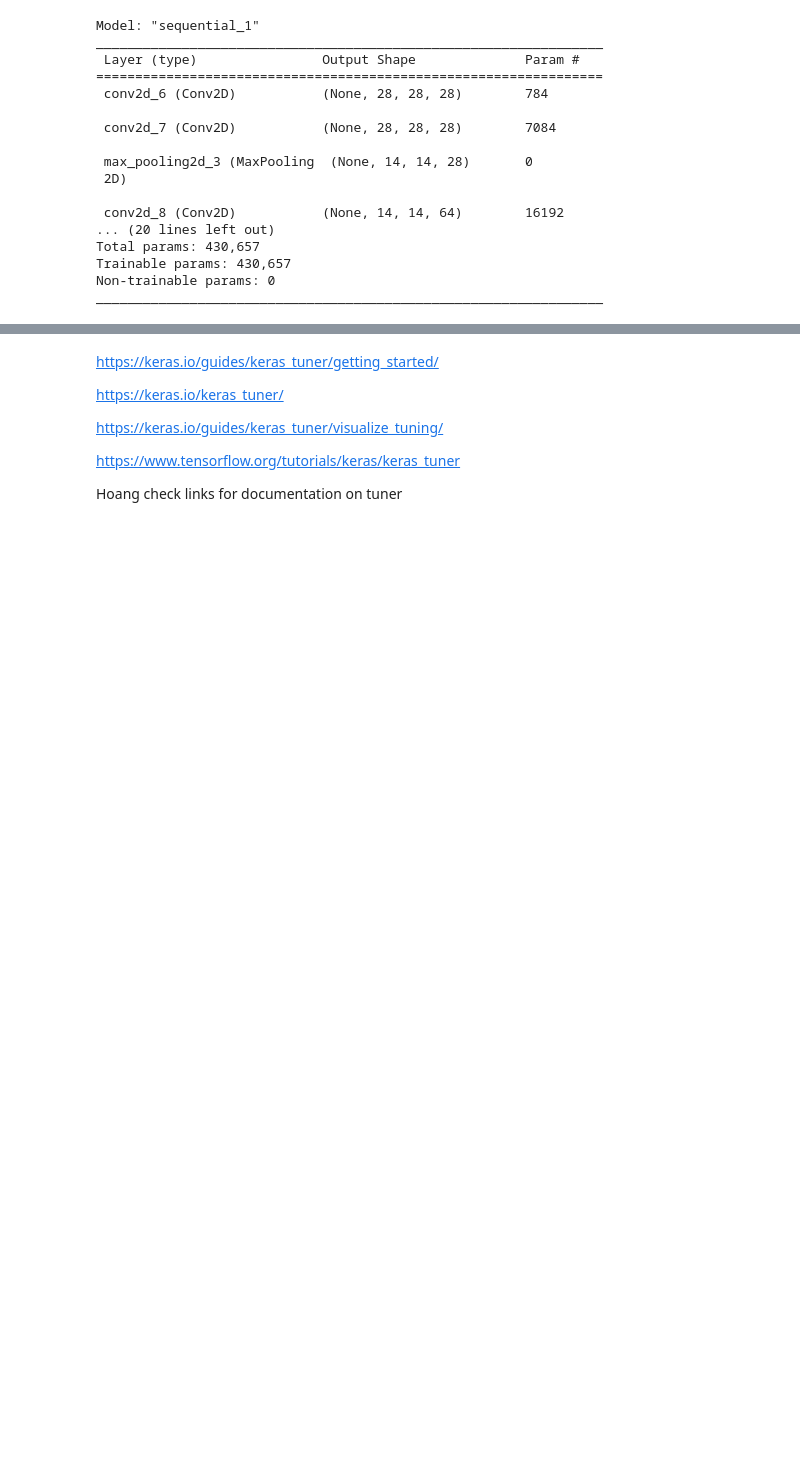
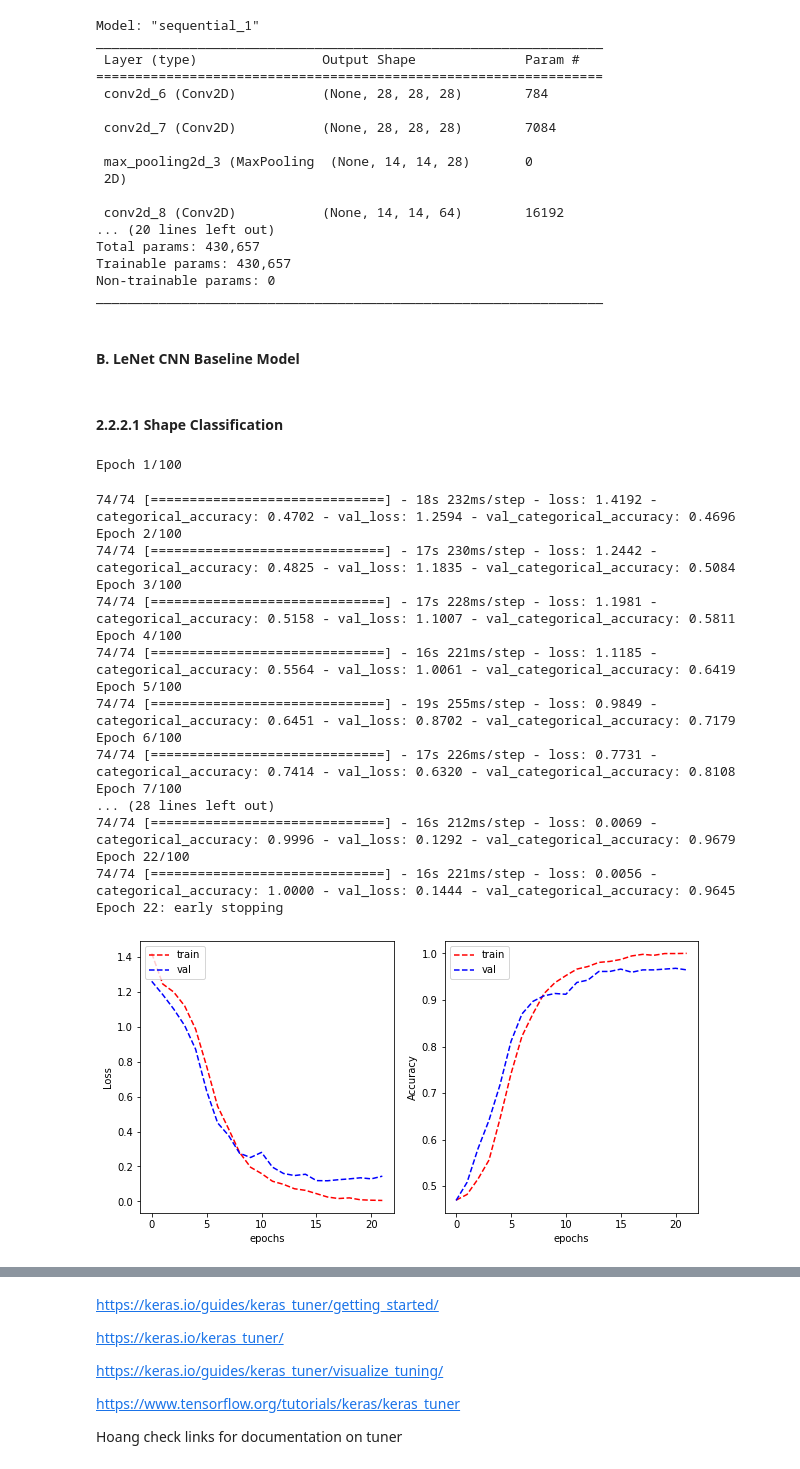
Before and after one commit to mhngu23/Traffic-Sign-Image-Recognition-by-RMIT, a Jupyter notebook: Traffic_Sign_Image_Recognition.ipynb, the cells around one changed output, grey strips where cells are left out. Drawn from its saved outputs; the diff is of its cells as text; code cells hidden in the pictures; blank space fills up the shorter version.

```diff
--- a/Traffic_Sign_Image_Recognition.ipynb
+++ b/Traffic_Sign_Image_Recognition.ipynb
@@ -329,16 +352,6 @@ def build_model(hp):
 build_model(kt.HyperParameters())
 # %% [output]
 <keras.engine.sequential.Sequential at 0x...>
-# %%
-tuner = kt.BayesianOptimization(
-    hypermodel = build_model,
-    objective = "val_categorical_accuracy",
-    max_trials = 3,
-    executions_per_trial = 2,
-    overwrite = True,
-    directory = "my_dir",
-    project_name = "helloworld",
-)
 # %%
 tuner.search_space_summary()
 # %% [output]
@@ -412,0 +414,4 @@ Reusing TensorBoard on port 6006 (pid 2600), started 1:16:12 ago. (Use '!kill 26
+# %%
+# Retrain the model with the best epoch
+shape_model = tuner.hypermodel.build(best_hp)
+shape_model.fit_generator(train_shape, validation_data = validation_shape, epochs=70, verbose=0)
@@ -454,7 +545,7 @@ This modified architecture was chosen over the original VGG architecture as the
 # %%
 VGG_model = tf.keras.Sequential([
     # Block 1
-    tf.keras.layers.Conv2D(28, (3, 3), activation='relu', padding='same', input_shape=(28, 28, 3)),
+    tf.keras.layers.Conv2D(28, (3, 3), activation='relu', padding='same', input_shape=input_dimension),
     tf.keras.layers.Conv2D(28, (3, 3), activation='relu', padding='same'),
     tf.keras.layers.MaxPooling2D((2, 2)),
 
@@ -491,5 +582,5 @@ Total params: 430,657
 Trainable params: 430,657
 Non-trainable params: 0
 _________________________________________________________________
-# %%
-model_compiling_and_fit(VGG_model)
+# %% [markdown]
+#### **B. LeNet CNN Baseline Model**
@@ -495,0 +613,41 @@ model_compiling_and_fit(VGG_model)
+# %% [markdown]
+
+
+#### **2.2.2.1 Shape Classification**
+# %%
+VGG_model.compile(
+              # Use sgd over adam as our dataset is not very large so we care more about generalized
+              # adam would be better in case we need the data to be able to converge faster
+              optimizer = 'sgd',
+              # Use categorical_crossentropy instead of sparse as we use one hot label encoder
+              loss = "categorical_crossentropy",
+              metrics = ['categorical_accuracy'])
+
+# Early stopping is included to prevent long training time
+# Training will be interupt if there is no further improvement in validation set
+# restore_best_weights arguement is used to return the model to the best model
+history = VGG_model.fit_generator(train_shape, validation_data = validation_shape, epochs=100, class_weight=class_weight_dict_shape, verbose=1,  callbacks = [early_stopping])
+
+plot_learning_curve(history.history['loss'], history.history['val_loss'],
+                    history.history['categorical_accuracy'], history.history['val_categorical_accuracy'],
+                    metric_name = 'Accuracy')
+# %% [output]
+Epoch 1/100
+74/74 [==============================] - 18s 232ms/step - loss: 1.4192 - categorical_accuracy: 0.4702 - val_loss: 1.2594 - val_categorical_accuracy: 0.4696
+Epoch 2/100
+74/74 [==============================] - 17s 230ms/step - loss: 1.2442 - categorical_accuracy: 0.4825 - val_loss: 1.1835 - val_categorical_accuracy: 0.5084
+Epoch 3/100
+74/74 [==============================] - 17s 228ms/step - loss: 1.1981 - categorical_accuracy: 0.5158 - val_loss: 1.1007 - val_categorical_accuracy: 0.5811
+Epoch 4/100
+74/74 [==============================] - 16s 221ms/step - loss: 1.1185 - categorical_accuracy: 0.5564 - val_loss: 1.0061 - val_categorical_accuracy: 0.6419
+Epoch 5/100
+74/74 [==============================] - 19s 255ms/step - loss: 0.9849 - categorical_accuracy: 0.6451 - val_loss: 0.8702 - val_categorical_accuracy: 0.7179
+Epoch 6/100
+74/74 [==============================] - 17s 226ms/step - loss: 0.7731 - categorical_accuracy: 0.7414 - val_loss: 0.6320 - val_categorical_accuracy: 0.8108
+Epoch 7/100
+... (28 lines left out)
+74/74 [==============================] - 16s 212ms/step - loss: 0.0069 - categorical_accuracy: 0.9996 - val_loss: 0.1292 - val_categorical_accuracy: 0.9679
+Epoch 22/100
+74/74 [==============================] - 16s 221ms/step - loss: 0.0056 - categorical_accuracy: 1.0000 - val_loss: 0.1444 - val_categorical_accuracy: 0.9645
+Epoch 22: early stopping
+[figure, added]
```
Also changed, not shown: parts of 113 cells of this notebook.
